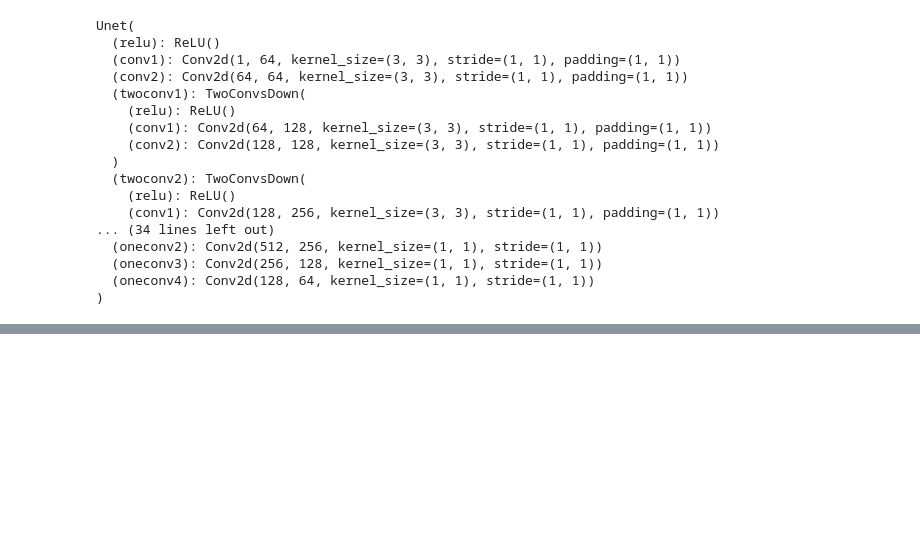
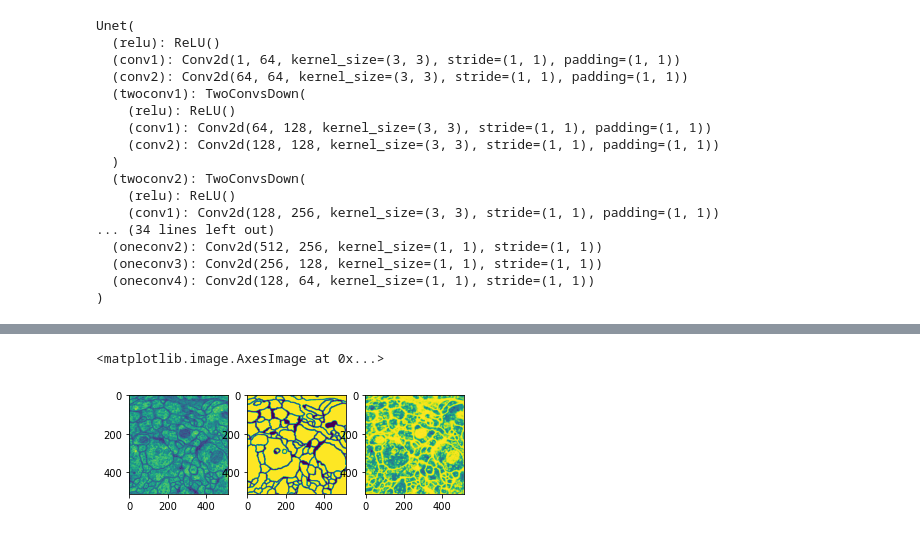
Before and after one commit to rooncal/Image-Segmentation, a Jupyter notebook: Unet.ipynb, the cells around one changed output, grey strips where cells are left out. Saved outputs shown, nothing was run; the diff lists cells and outputs as text; code cells hidden in the pictures; blank space fills up the shorter version.

Commit message:
Added visualization for output

```diff
--- a/Unet.ipynb
+++ b/Unet.ipynb
@@ -374 +374,15 @@ Epoch: 20 training loss: 0.314 validation loss: 0.360 mean IoU: 0.822
 Finished Training
+# %%
+dataiter = iter(data_loader_train)
+images, labels = dataiter.next()
+output = model(images.to(device))
+fig=plt.figure()
+fig.add_subplot(1,3,1)
+plt.imshow(images[0][0])
+fig.add_subplot(1,3,2)
+plt.imshow(labels[0][0])
+fig.add_subplot(1,3,3)
+plt.imshow(output[0][0].cpu().data.numpy())
+# %% [output]
+<matplotlib.image.AxesImage at 0x...>
+[figure, added]
```
Also changed, not shown: parts of 1 cell of this notebook.
